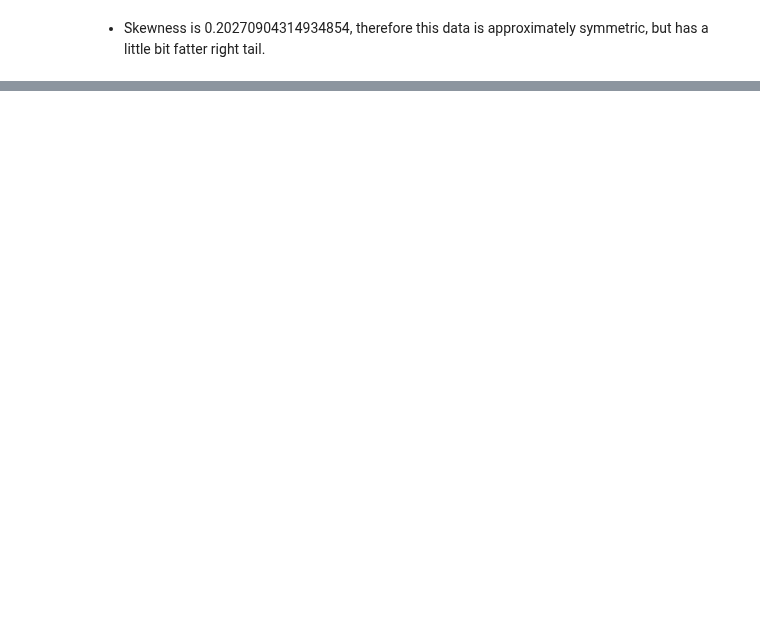
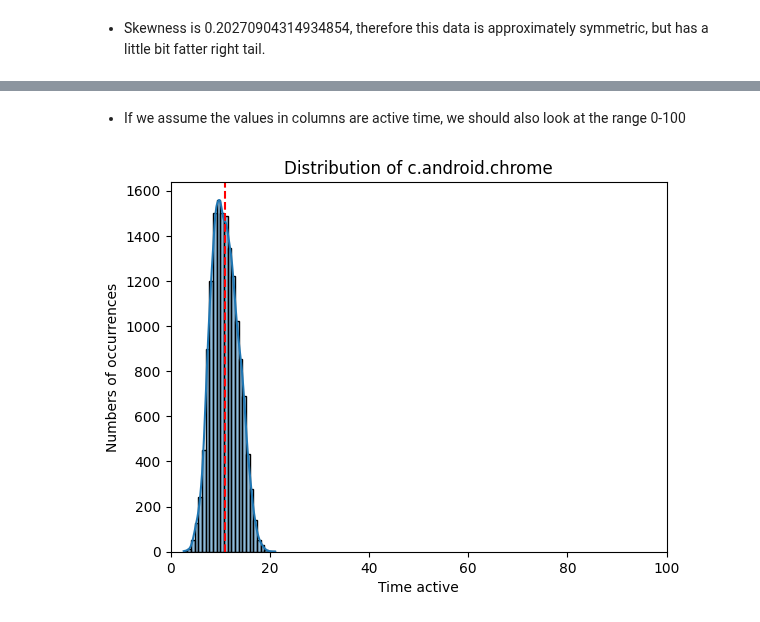
Before and after one commit to MBabiar/IAU-Project, a Jupyter notebook: src/main.ipynb, the cells around one changed output, grey strips where cells are left out. Cells and saved outputs as stored; diff of their text form; code cells hidden in the pictures; blank space fills up the shorter version.

```diff
--- a/src/main.ipynb
+++ b/src/main.ipynb
@@ -182,0 +389,12 @@ plt.show()
+# %% [markdown]
+-   If we assume the values in columns are active time, we should also look at the range 0-100
+# %%
+sns.histplot(chrome_data, bins=25, kde=True)
+plt.axvline(chrome_mean, color="r", linestyle="--", label=f"Mean: {chrome_mean:.2f}")
+plt.xlim(0, 100)
+plt.title("Distribution of c.android.chrome")
+plt.xlabel("Time active")
+plt.ylabel("Numbers of occurrences")
+plt.show()
+# %% [output]
+[figure, added]
```
Also changed, not shown: parts of 25 cells of this notebook.
